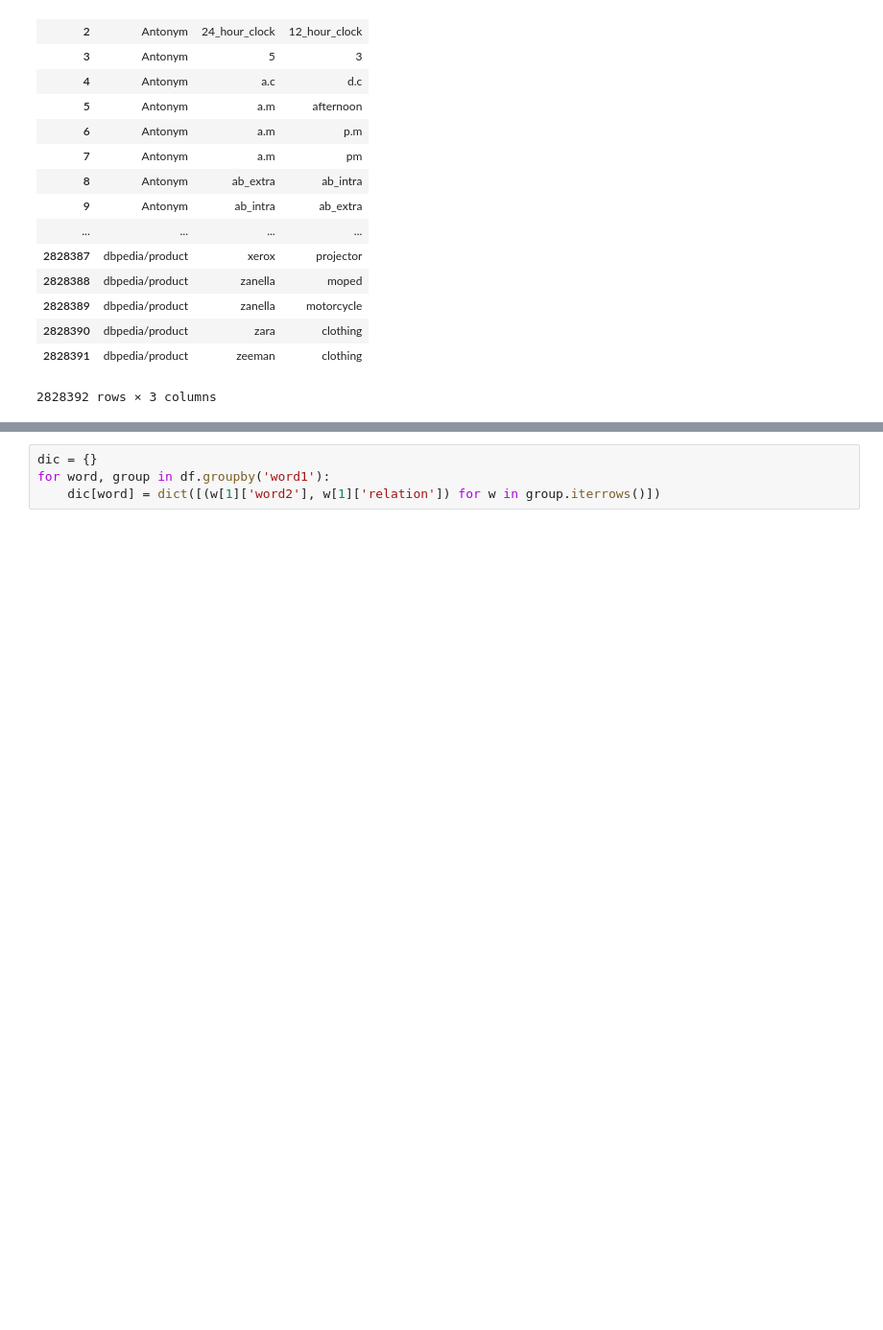
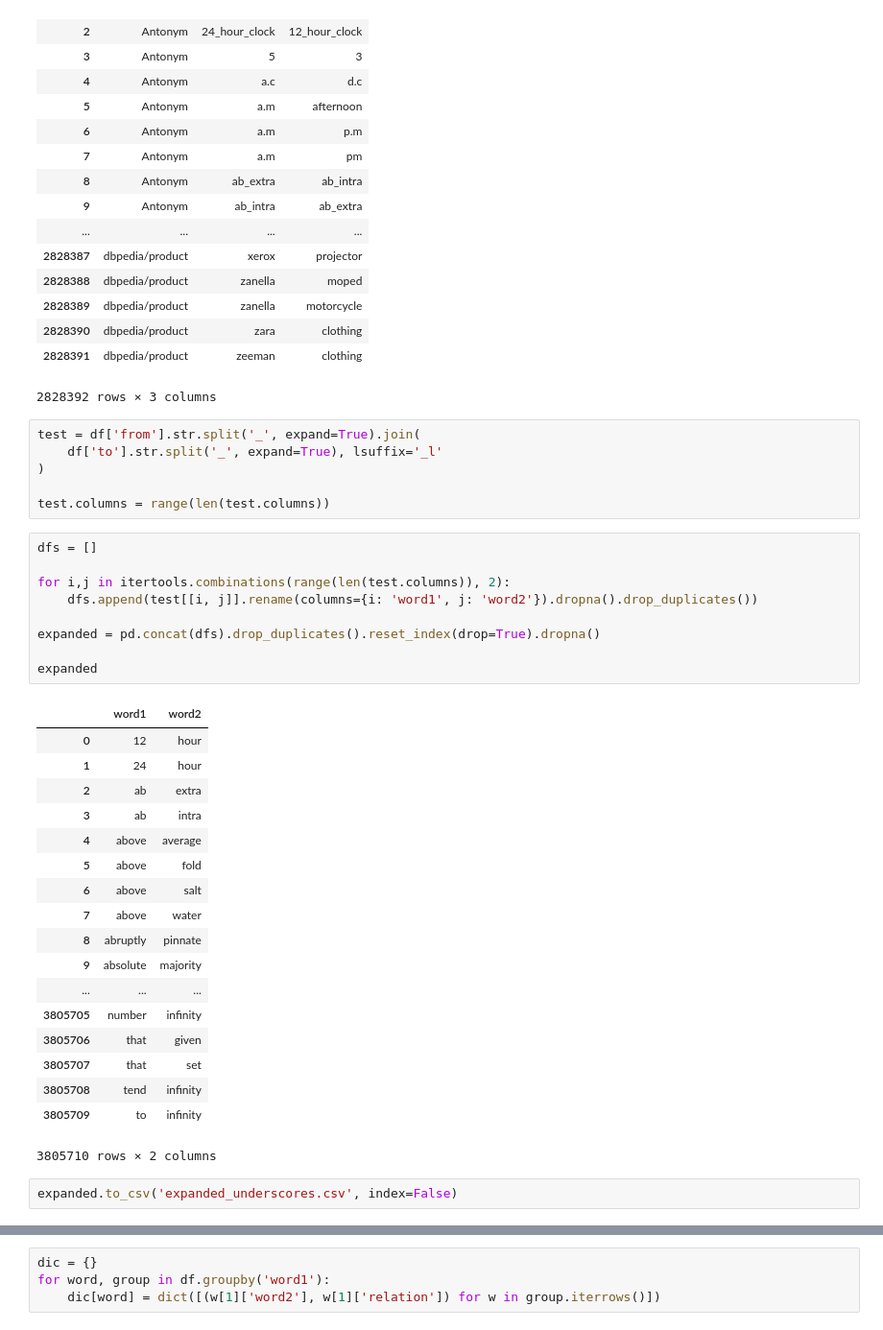
Before and after one commit to afcarl/codenames, a Jupyter notebook: En2 Explore.ipynb, the cells around one changed output, grey strips where cells are left out. Shown at 96% size. Saved outputs shown, nothing was run; the diff lists cells and outputs as text; blank space fills up the shorter version.

```diff
--- a/En2 Explore.ipynb
+++ b/En2 Explore.ipynb
@@ -22,3 +23,39 @@ df
 | 2828390 | dbpedia/product | zara | clothing |
 | 2828391 | dbpedia/product | zeeman | clothing |
 2828392 rows × 3 columns
+# %%
+test = df['from'].str.split('_', expand=True).join(
+    df['to'].str.split('_', expand=True), lsuffix='_l'
+)
+
+test.columns = range(len(test.columns))
+# %%
+dfs = []
+
+for i,j in itertools.combinations(range(len(test.columns)), 2):
+    dfs.append(test[[i, j]].rename(columns={i: 'word1', j: 'word2'}).dropna().drop_duplicates())
+
+expanded = pd.concat(dfs).drop_duplicates().reset_index(drop=True).dropna()
+
+expanded
+# %% [output]
+|  | word1 | word2 |
+| 0 | 12 | hour |
+| 1 | 24 | hour |
+| 2 | ab | extra |
+| 3 | ab | intra |
+| 4 | above | average |
+| 5 | above | fold |
+| 6 | above | salt |
+| 7 | above | water |
+| 8 | abruptly | pinnate |
+| 9 | absolute | majority |
+| ... | ... | ... |
+| 3805705 | number | infinity |
+| 3805706 | that | given |
+| 3805707 | that | set |
+| 3805708 | tend | infinity |
+| 3805709 | to | infinity |
+3805710 rows × 2 columns
+# %%
+expanded.to_csv('expanded_underscores.csv', index=False)
```
Also changed, not shown: parts of 13 cells of this notebook, 1 other file.
